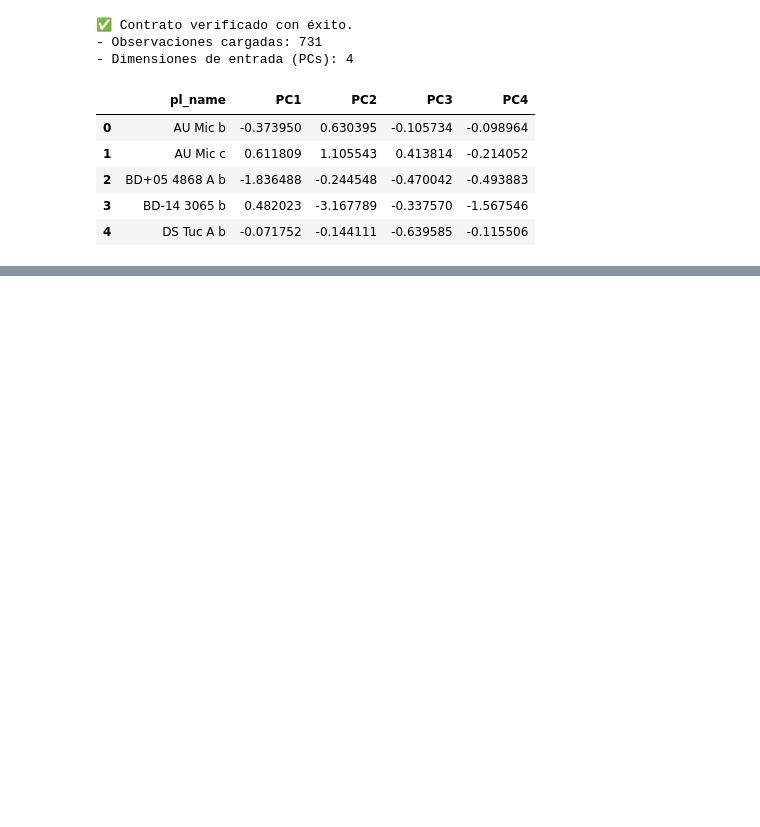
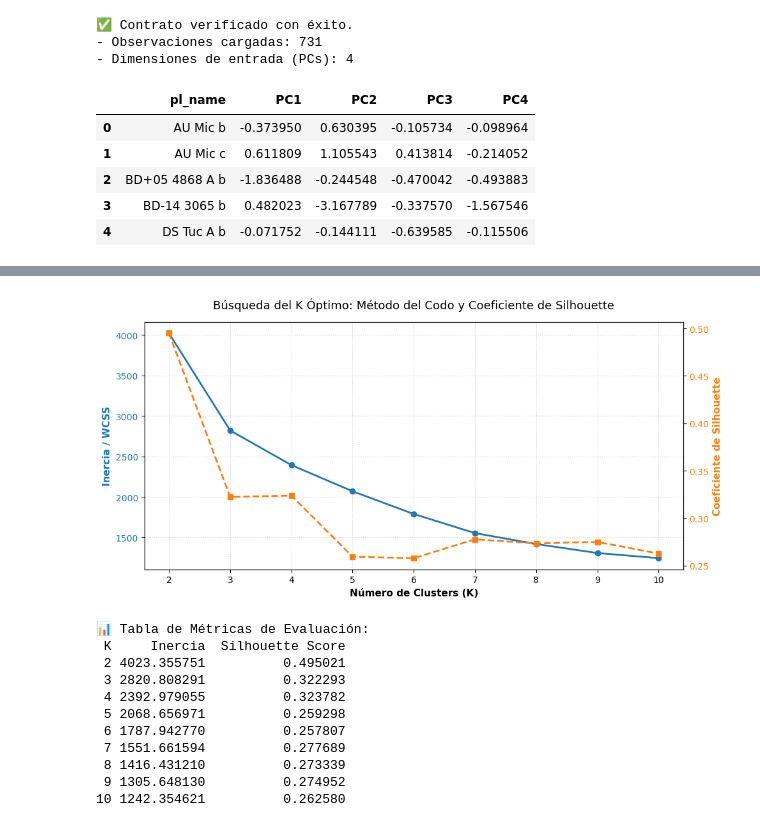
Before and after one commit to LauraSilRu/exoplanet-profiler, a Jupyter notebook: notebooks/05_clustering_and_evaluation.ipynb, the cells around one changed output, grey strips where cells are left out. Cells and saved outputs as stored; diff of their text form; code cells hidden in the pictures; blank space fills up the shorter version.

```diff
--- a/notebooks/05_clustering_and_evaluation.ipynb
+++ b/notebooks/05_clustering_and_evaluation.ipynb
@@ -63,0 +83,66 @@ df_pca.head()
+# %%
+#Silenciar el warning de MKL en Windows para KMeans
+os.environ["OMP_NUM_THREADS"] = "3"
+warnings.filterwarnings("ignore", category=UserWarning, module="sklearn.cluster._kmeans")
+
+# Rango de clusters a evaluar
+k_range = range(2, 11)
+
+inertias = []
+silhouette_scores = []
+
+# Iteración sobre los valores de K
+for k in k_range:
+    kmeans = KMeans(n_clusters=k, random_state=42, n_init=10)
+    kmeans.fit(X_pca)
+
+    inertias.append(kmeans.inertia_)
+
+    score = silhouette_score(X_pca, kmeans.labels_)
+    silhouette_scores.append(score)
+
+# Visualización combinada: Codo vs Silhouette
+fig, ax1 = plt.subplots(figsize=(10, 5))
+
+# Gráfica de Inercia (Codo)
+color = 'tab:blue'
+ax1.set_xlabel('Número de Clusters (K)', fontsize=11, fontweight='bold')
+ax1.set_ylabel('Inercia / WCSS', color=color, fontsize=11, fontweight='bold')
+line1 = ax1.plot(k_range, inertias, marker='o', color=color, linewidth=2, label='Inercia (Codo)')
+ax1.tick_params(axis='y', labelcolor=color)
+
+# Eje secundario para Silhouette
+ax2 = ax1.twinx()
+color = 'tab:orange'
+ax2.set_ylabel('Coeficiente de Silhouette', color=color, fontsize=11, fontweight='bold')
+line2 = ax2.plot(k_range, silhouette_scores, marker='s', linestyle='--', color=color, linewidth=2, label='Silhouette')
+ax2.tick_params(axis='y', labelcolor=color)
+
+# Título y ajustes
+plt.title('Búsqueda del K Óptimo: Método del Codo y Coeficiente de Silhouette', fontsize=13, pad=15)
+ax1.grid(True, linestyle=':', alpha=0.6)
+
+plt.tight_layout()
+plt.show()
+
+# Imprimir tabla de resultados para análisis numérico
+df_metrics = pd.DataFrame({
+    'K': list(k_range),
+    'Inercia': inertias,
+    'Silhouette Score': silhouette_scores
+})
+print("📊 Tabla de Métricas de Evaluación:")
+print(df_metrics.to_string(index=False))
+# %% [output]
+[figure, added]
+📊 Tabla de Métricas de Evaluación:
+ K     Inercia  Silhouette Score
+ 2 4023.355751          0.495021
+ 3 2820.808291          0.322293
+ 4 2392.979055          0.323782
+ 5 2068.656971          0.259298
+ 6 1787.942770          0.257807
+ 7 1551.661594          0.277689
+ 8 1416.431210          0.273339
+ 9 1305.648130          0.274952
+10 1242.354621          0.262580
```
Also changed, not shown: parts of 14 cells of this notebook, 21 other files.
